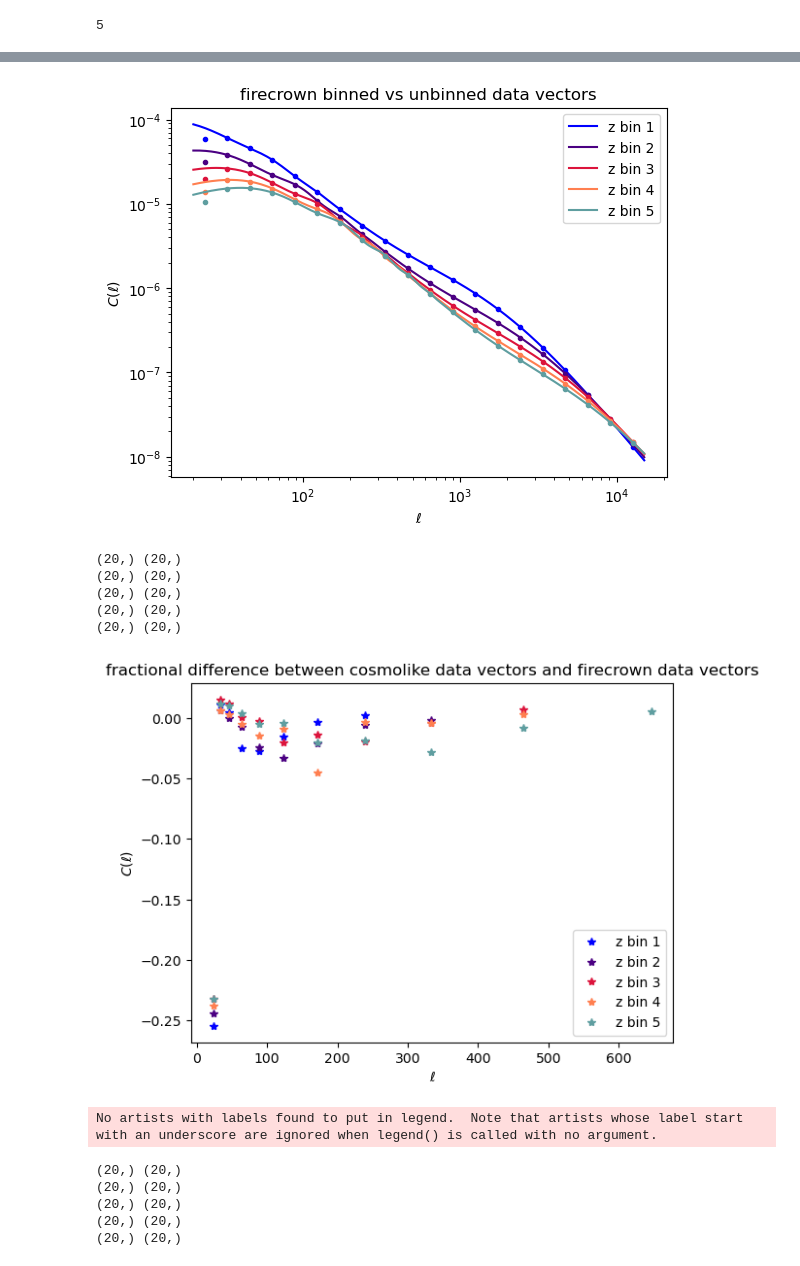
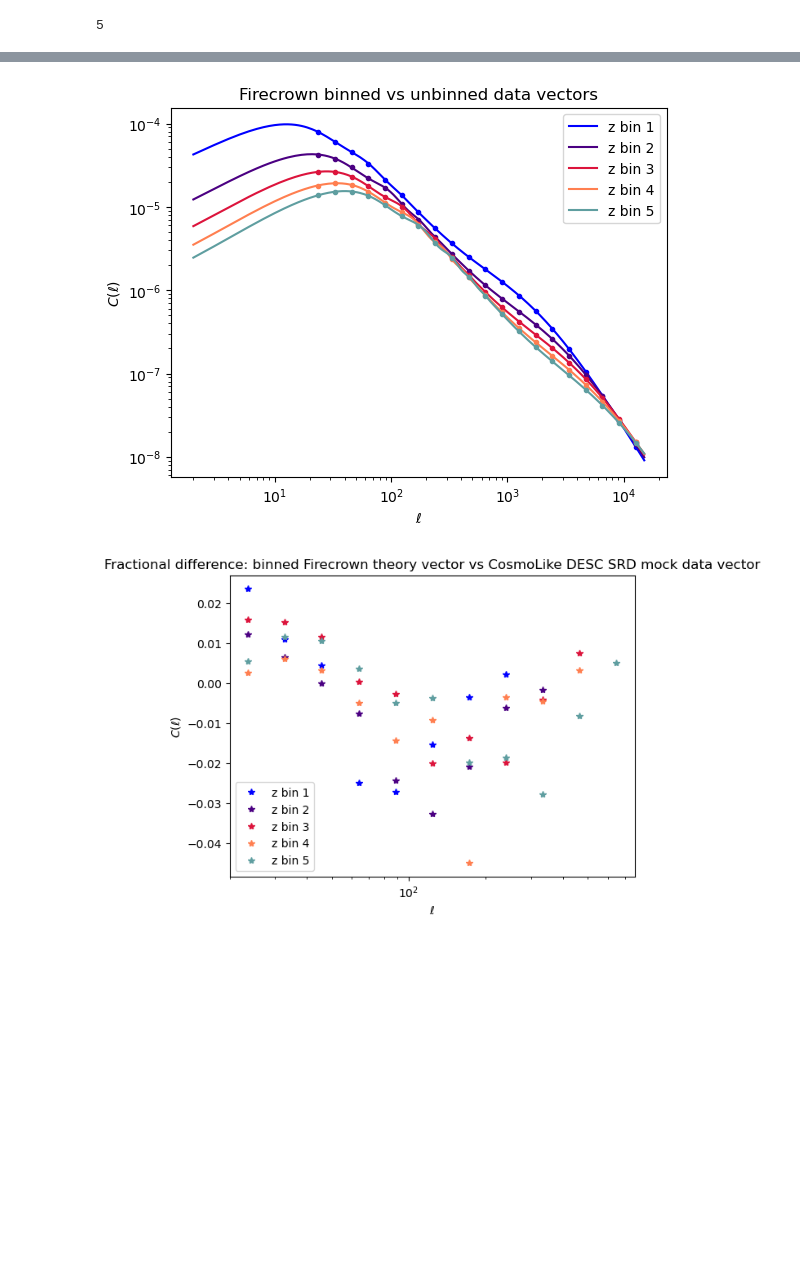
Before and after one commit to LSSTDESC/forecasting, a Jupyter notebook: DESC_SRD/Notebooks/AccessFirecrownLikelihood.ipynb, the cells around one changed output, grey strips where cells are left out. Saved outputs shown, nothing was run; the diff lists cells and outputs as text; code cells hidden in the pictures; blank space fills up the shorter version.

```diff
--- a/DESC_SRD/Notebooks/AccessFirecrownLikelihood.ipynb
+++ b/DESC_SRD/Notebooks/AccessFirecrownLikelihood.ipynb
@@ -87,8 +87,13 @@ def build_likelihood(_):
 saccfile = "lsst_y1_desc_srd_sacc.fits"
 sacc_data = sacc.Sacc.load_fits(saccfile)
 
-lens0_tracer = sacc_data.get_tracer("lens0")
-lens_z, lens_nz = lens0_tracer.z, lens0_tracer.nz
-
-plt.plot(lens_z, lens_nz)
+for i in range(5):
+    lens_tracer = sacc_data.get_tracer("lens%d"%i)
+    lens_z, lens_nz = lens_tracer.z, lens_tracer.nz
+    plt.plot(lens_z, lens_nz, label='bin %d'%(i+1))
+plt.xlabel('z')
+plt.ylabel('N(z)')
+plt.xlim(0, 1.5)
+#plt.legend()
+plt.title('redshift distribution for 5 redshift bins (LSST Y1)')
 # %% [output]
@@ -127,9 +132,7 @@ lens3
 lens4
 # %%
 for i in range(5):
-    l, cl_gg= sacc_data.get_ell_cl('galaxy_density_cl', 'lens%d'%i, 'lens%d'%i)#, return_cov=True, return_ind=True)
-    print(l.shape, cl_gg.shape)
-    plt.loglog(l, cl_gg, label='z bin %d'%(i+1))
+
 plt.legend()
 plt.title("sacc data vectors")
 plt.xlabel(r'$\ell$')
@@ -201,54 +220,41 @@ clike_dir = '/Users/heatherp/Documents/DESC/CosmoLike-DESC_SRD-master/'
 lss_y1_cosmolike = np.loadtxt(clike_dir+'datav/pos_pos_Y1_fid')
 lss_y1_ell = np.loadtxt(clike_dir+'ell-values')
 # %%
-th = likelihood.compute_theory_vector(tools)
-print(th.shape)
+cl_th_fc = likelihood.compute_theory_vector(tools)
+print(cl_th_fc.shape)
 nbinz=5
 nbinl=20
 colors=['blue', 'indigo', 'crimson', 'coral', 'cadetblue']
 for i in range(nbinz):
-    # sacc data vector
-    l, cl_gg= sacc_data.get_ell_cl('galaxy_density_cl', 'lens%d'%i, 'lens%d'%i)#, return_cov=True, return_ind=True)
-    print(l.shape, cl_gg.shape)
-
-    # directly binning likelihood's unbinned data vector
-    ells = likelihood.statistics[i].ells
-    c_ells_gg = likelihood.statistics[i].cells[("galaxies", "galaxies")]
+    # firecrown likelihood's unbinned data vector
+    ells_fc = likelihood.statistics[i].ells
+    c_ells_gg_fc = likelihood.statistics[i].cells[("galaxies", "galaxies")]
     cl_binned=[np.mean(c_ells_gg[(ells>=ell_edges[j]) & (ells<=ell_edges[j+1])]) for j in range(nbin_ell)]
 
-
-    #plt.loglog(lss_y1_ell, lss_y1_cosmolike[i*nbinl:(i+1)*nbinl,1],  '*', color=colors[i])
-    plt.loglog(l, th[i*nbinl:(i+1)*nbinl], '.', color=colors[i])
-    #plt.loglog(l, cl_binned, 'x', color=colors[i])
-    #plt.loglog(l, cl_gg, 'x', label='z bin %d'%(i+1), color=colors[i])
-    plt.loglog(ells, c_ells_gg, label='z bin %d'%(i+1), color=colors[i])
+    plt.loglog(ell_centers, cl_th_fc[i*nbinl:(i+1)*nbinl], '.', color=colors[i])
+    plt.loglog(ells_fc, c_ells_gg_fc, label='z bin %d'%(i+1), color=colors[i])
 plt.legend()
-plt.title("firecrown binned vs unbinned data vectors")
+plt.title("Firecrown binned vs unbinned data vectors")
 plt.xlabel(r'$\ell$')
 plt.ylabel(r'$C(\ell)$')
-plt.savefig('ell_binning_firecrown')
+plt.savefig('ell_binning_firecrown.png')
 plt.show()
 
 for i in range(nbinz):
-    l, cl_gg= sacc_data.get_ell_cl('galaxy_density_cl', 'lens%d'%i, 'lens%d'%i)#, return_cov=True, return_ind=True)
-    print(l.shape, cl_gg.shape)
-    plt.plot(l, (th[i*nbinl:(i+1)*nbinl]-lss_y1_cosmolike[i*nbinl:(i+1)*nbinl,1])/lss_y1_cosmolike[i*nbinl:(i+1)*nbinl,1], '*', color=colors[i], label='z bin %d'%(i+1))
-    #plt.plot(l, (th[i*nbinl:(i+1)*nbinl]-cl_gg)/cl_gg, '.', color=colors[i])
+    plt.plot(l, (cl_th_fc[i*nbinl:(i+1)*nbinl]-lss_y1_cosmolike[i*nbinl:(i+1)*nbinl,1])/lss_y1_cosmolike[i*nbinl:(i+1)*nbinl,1], '*', color=colors[i], label='z bin %d'%(i+1))
 plt.legend()
-#plt.ylim(-0.05, 0.05)
-plt.title("fractional difference between cosmolike data vectors and firecrown data vectors")
+plt.xscale('log')
+plt.title("Fractional difference: binned Firecrown theory vector vs CosmoLike DESC SRD mock data vector")
 plt.xlabel(r'$\ell$')
 plt.ylabel(r'$C(\ell)$')
 plt.show()
 
 for i in range(nbinz):
-    l, cl_gg= sacc_data.get_ell_cl('galaxy_density_cl', 'lens%d'%i, 'lens%d'%i)#, return_cov=True, return_ind=True)
-    print(l.shape, cl_gg.shape)
-    #plt.plot(l, (th[i*nbinl:(i+1)*nbinl]-lss_y1_cosmolike[i*nbinl:(i+1)*nbinl,1])/lss_y1_cosmolike[i*nbinl:(i+1)*nbinl,1], '*', color=colors[i], label='z bin %d'%(i+1))
-    plt.plot(l, (th[i*nbinl:(i+1)*nbinl]-cl_gg)/cl_gg, '.', color=colors[i])
+    l_sacc, cl_gg_sacc= sacc_data.get_ell_cl('galaxy_density_cl', 'lens%d'%i, 'lens%d'%i)
+    plt.plot(l, (cl_th_fc[i*nbinl:(i+1)*nbinl]-cl_gg_sacc)/cl_gg_sacc, '.', color=colors[i], label='z bin %d'%(i+1))
 plt.legend()
-#plt.ylim(-0.05, 0.05)
-plt.title("fractional difference between sacc data vectors (made with ccl) and firecrown data vectors")
+plt.xscale('log')
+plt.title("Fractional difference: binned Firecrown theory vector vs sacc mock data vector")
 plt.xlabel(r'$\ell$')
 plt.ylabel(r'$C(\ell)$')
 plt.show()
@@ -262,13 +263,2 @@ plt.show()
-[figure, old version]
+[figure, new version]
-(20,) (20,)
-(20,) (20,)
-(20,) (20,)
-(20,) (20,)
-(20,) (20,)
-[figure, old version]
+[figure, new version]
-No artists with labels found to put in legend.  Note that artists whose label start with an underscore are ignored when legend() is called with no argument.
-(20,) (20,)
-(20,) (20,)
-(20,) (20,)
-(20,) (20,)
-(20,) (20,)
```
Also changed, not shown: parts of 8 cells of this notebook, 3 other files.
